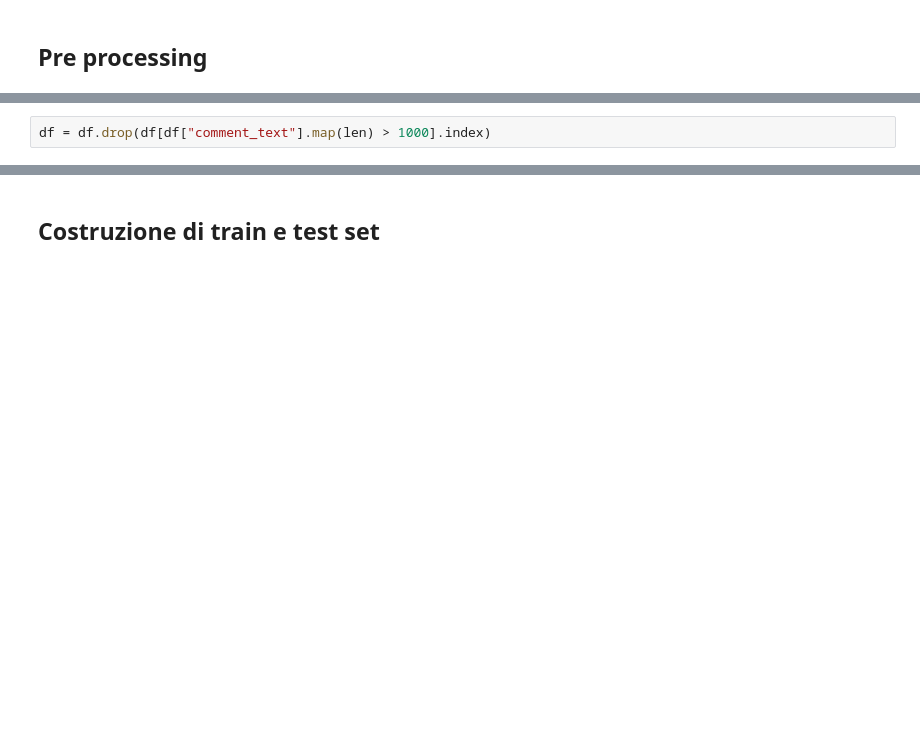
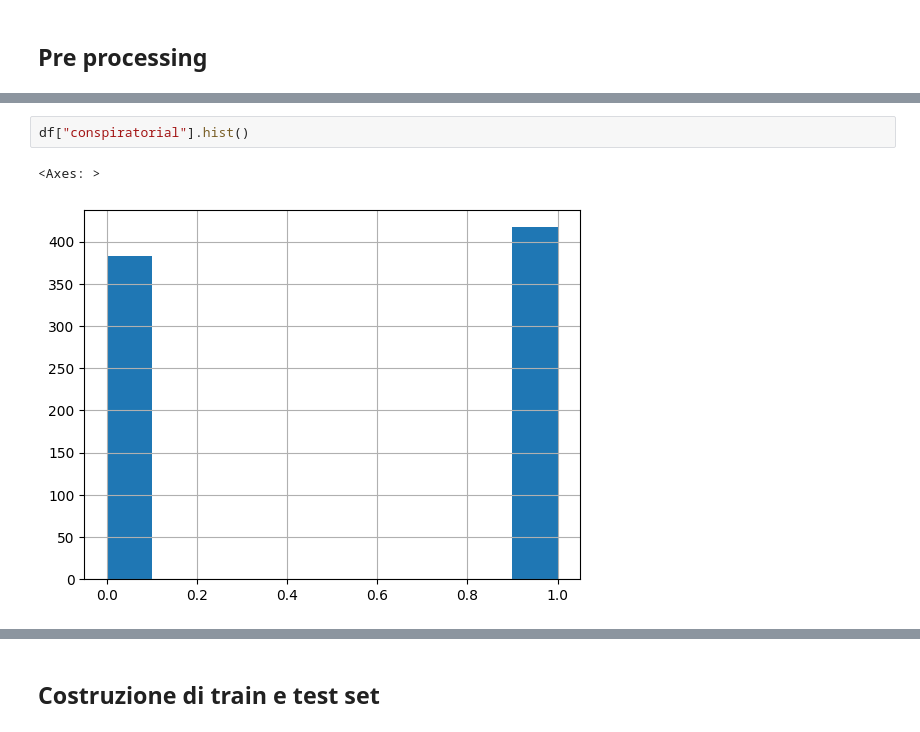
Before and after one commit to bendico765/HLT-project, a Jupyter notebook: LSTM_Final.ipynb, the cells around one changed output, grey strips where cells are left out. Saved outputs shown, nothing was run; the diff lists cells and outputs as text; blank space fills up the shorter version.

```diff
--- a/LSTM_Final.ipynb
+++ b/LSTM_Final.ipynb
@@ -56,5 +124,8 @@ df["comment_text"].map(len).hist()
-# %%
-df = df.drop(df[df["comment_text"].map(len) > 1000].index)
+# %%
+df["conspiratorial"].hist()
+# %% [output]
+<Axes: >
+[figure, added]
 # %%
 df.info()
 # %% [output]
```
Also changed, not shown: parts of 20 cells of this notebook.
